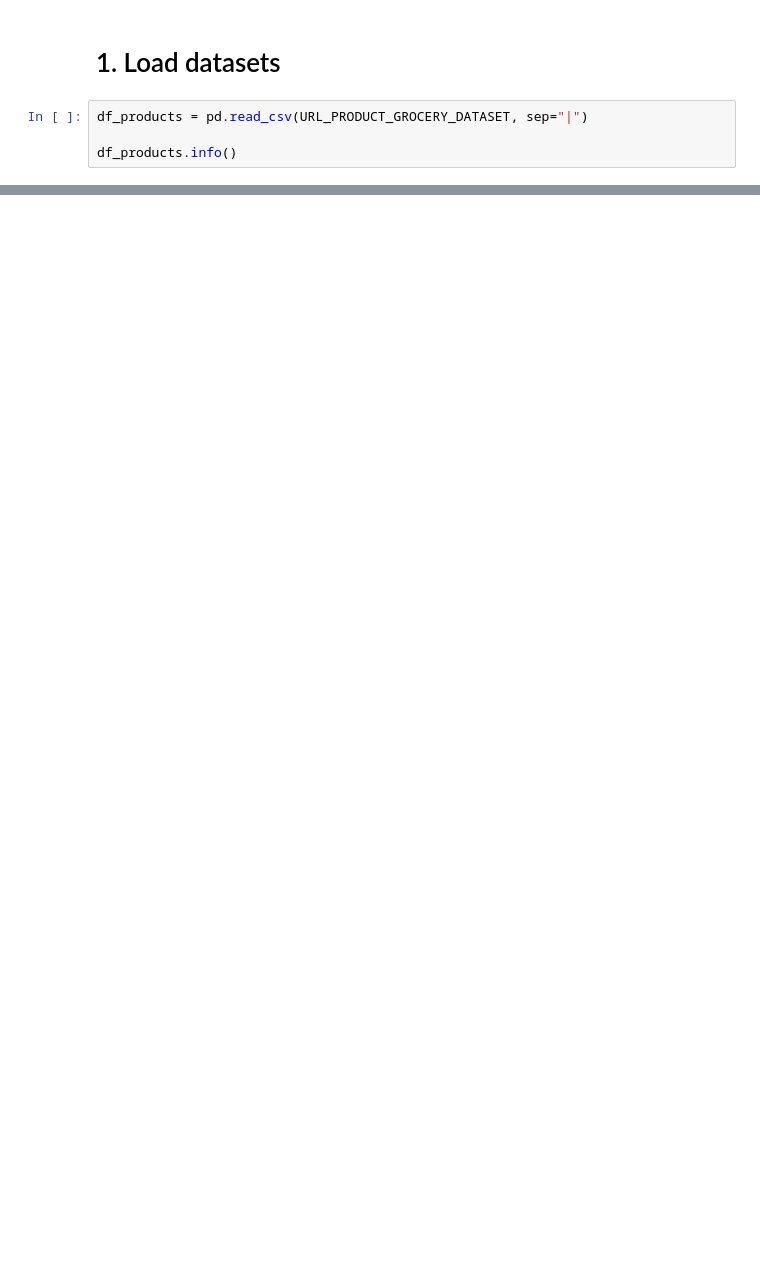
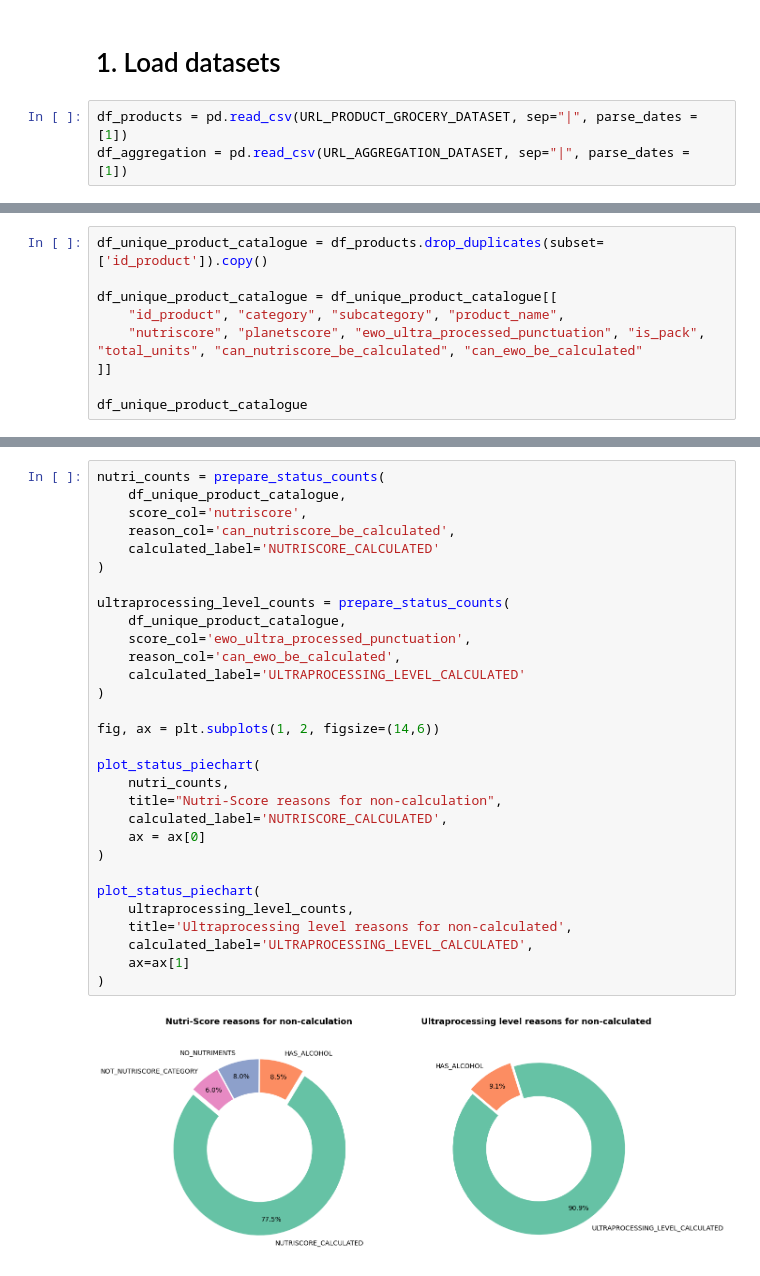
Before and after one commit to cescFT/TFM-fferretar-code, a Jupyter notebook: data-analysis/TFM-fferretar-data-analysis.ipynb, the cells around one changed output, grey strips where cells are left out. Drawn from its saved outputs; the diff is of its cells as text; blank space fills up the shorter version.

```diff
--- a/data-analysis/TFM-fferretar-data-analysis.ipynb
+++ b/data-analysis/TFM-fferretar-data-analysis.ipynb
@@ -23,6 +33,5 @@ URL_AGGREGATION_DATASET = "https://raw.githubusercontent.com/cescFT/TFM-fferreta
 # %% [markdown]
 # 1. Load datasets
 # %%
-df_products = pd.read_csv(URL_PRODUCT_GROCERY_DATASET, sep="|")
-
-df_products.info()
+df_products = pd.read_csv(URL_PRODUCT_GROCERY_DATASET, sep="|", parse_dates = [1])
+df_aggregation = pd.read_csv(URL_AGGREGATION_DATASET, sep="|", parse_dates = [1])
@@ -66,0 +708,9 @@ memory usage: 27.1+ KB
+# %%
+df_unique_product_catalogue = df_products.drop_duplicates(subset=['id_product']).copy()
+
+df_unique_product_catalogue = df_unique_product_catalogue[[
+    "id_product", "category", "subcategory", "product_name",
+    "nutriscore", "planetscore", "ewo_ultra_processed_punctuation", "is_pack", "total_units", "can_nutriscore_be_calculated", "can_ewo_be_calculated"
+]]
+
+df_unique_product_catalogue
@@ -66,0 +789,32 @@ memory usage: 27.1+ KB
+# %%
+nutri_counts = prepare_status_counts(
+    df_unique_product_catalogue,
+    score_col='nutriscore',
+    reason_col='can_nutriscore_be_calculated',
+    calculated_label='NUTRISCORE_CALCULATED'
+)
+
+ultraprocessing_level_counts = prepare_status_counts(
+    df_unique_product_catalogue,
+    score_col='ewo_ultra_processed_punctuation',
+    reason_col='can_ewo_be_calculated',
+    calculated_label='ULTRAPROCESSING_LEVEL_CALCULATED'
+)
+
+fig, ax = plt.subplots(1, 2, figsize=(14,6))
+
+plot_status_piechart(
+    nutri_counts,
+    title="Nutri-Score reasons for non-calculation",
+    calculated_label='NUTRISCORE_CALCULATED',
+    ax = ax[0]
+)
+
+plot_status_piechart(
+    ultraprocessing_level_counts,
+    title='Ultraprocessing level reasons for non-calculated',
+    calculated_label='ULTRAPROCESSING_LEVEL_CALCULATED',
+    ax=ax[1]
+)
+# %% [output]
+[figure, added]
```
Also changed, not shown: parts of 84 cells of this notebook.
